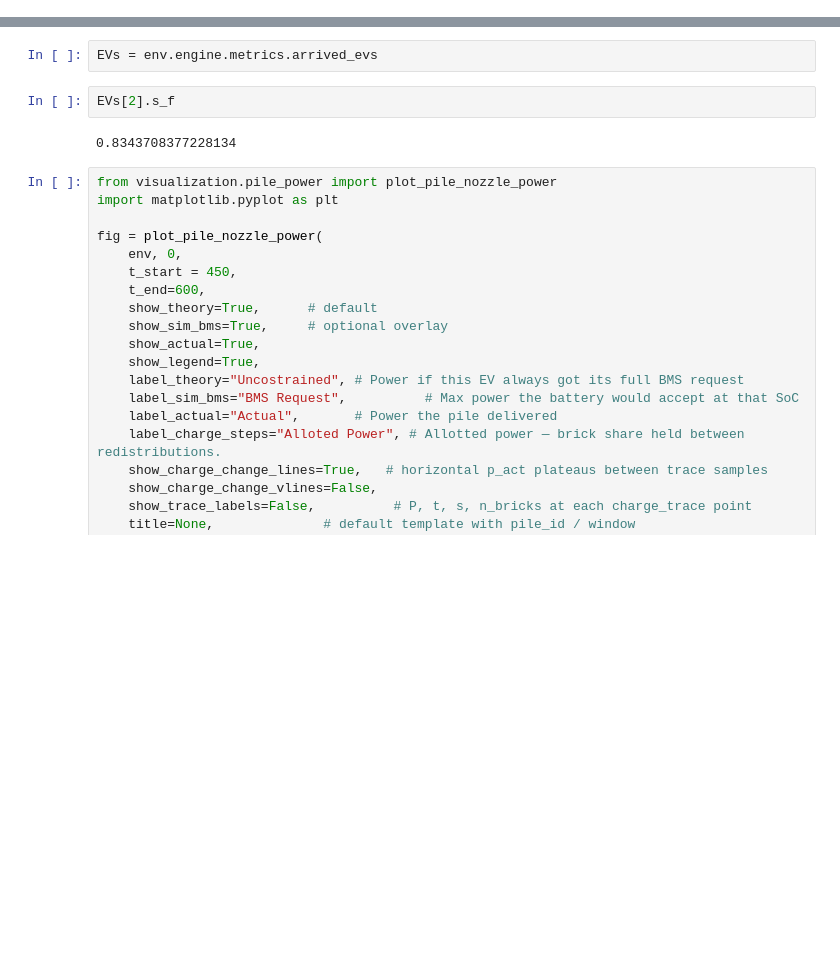
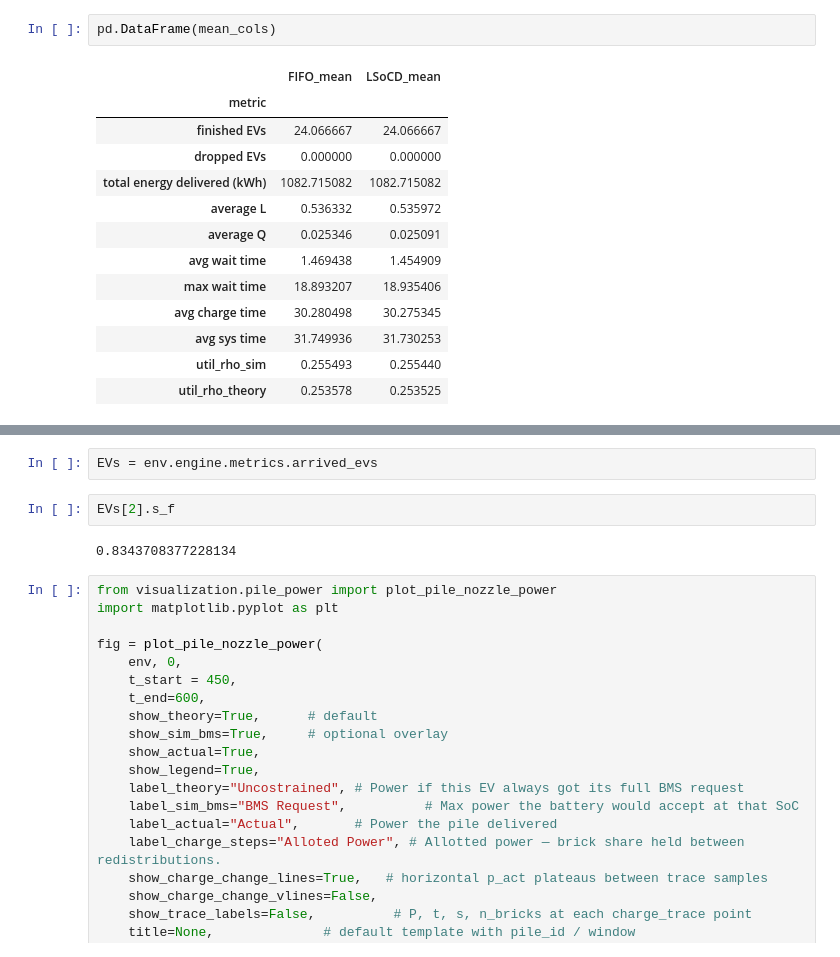
Before and after one commit to saneiimo/ChargingStationQueueing, a Jupyter notebook: main.ipynb, the cells around one changed output, grey strips where cells are left out. Drawn from its saved outputs; the diff is of its cells as text; blank space fills up the shorter version.

```diff
--- a/main.ipynb
+++ b/main.ipynb
@@ -47,0 +79,16 @@ summary
+# %%
+pd.DataFrame(mean_cols)
+# %% [output]
+|  | FIFO_mean | LSoCD_mean |
+| metric |  |  |
+| finished EVs | 24.066667 | 24.066667 |
+| dropped EVs | 0.000000 | 0.000000 |
+| total energy delivered (kWh) | 1082.715082 | 1082.715082 |
+| average L | 0.536332 | 0.535972 |
+| average Q | 0.025346 | 0.025091 |
+| avg wait time | 1.469438 | 1.454909 |
+| max wait time | 18.893207 | 18.935406 |
+| avg charge time | 30.280498 | 30.275345 |
+| avg sys time | 31.749936 | 31.730253 |
+| util_rho_sim | 0.255493 | 0.255440 |
+| util_rho_theory | 0.253578 | 0.253525 |
```
Also changed, not shown: parts of 9 cells of this notebook.
